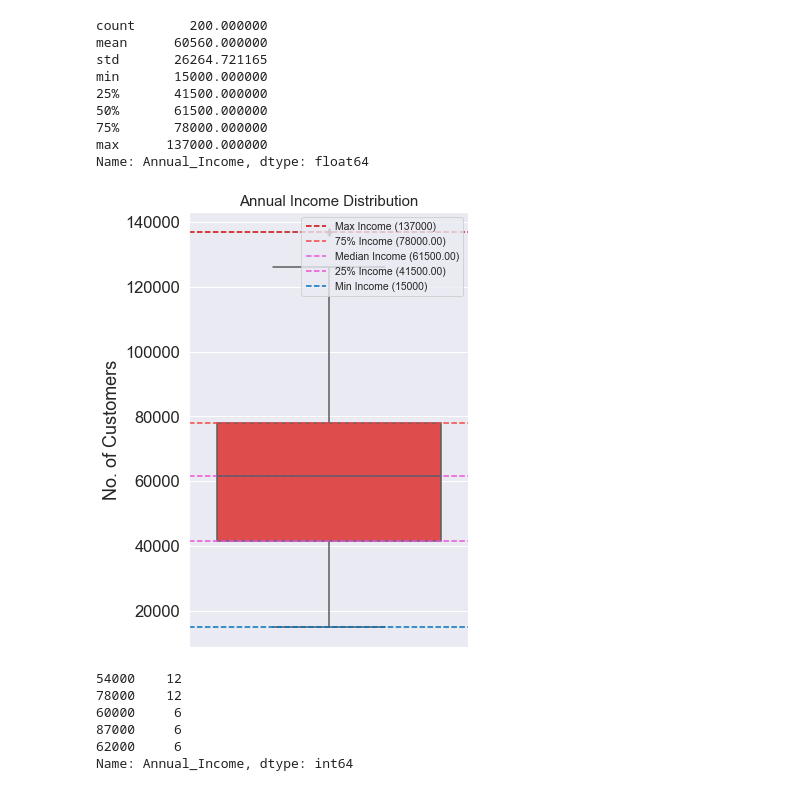
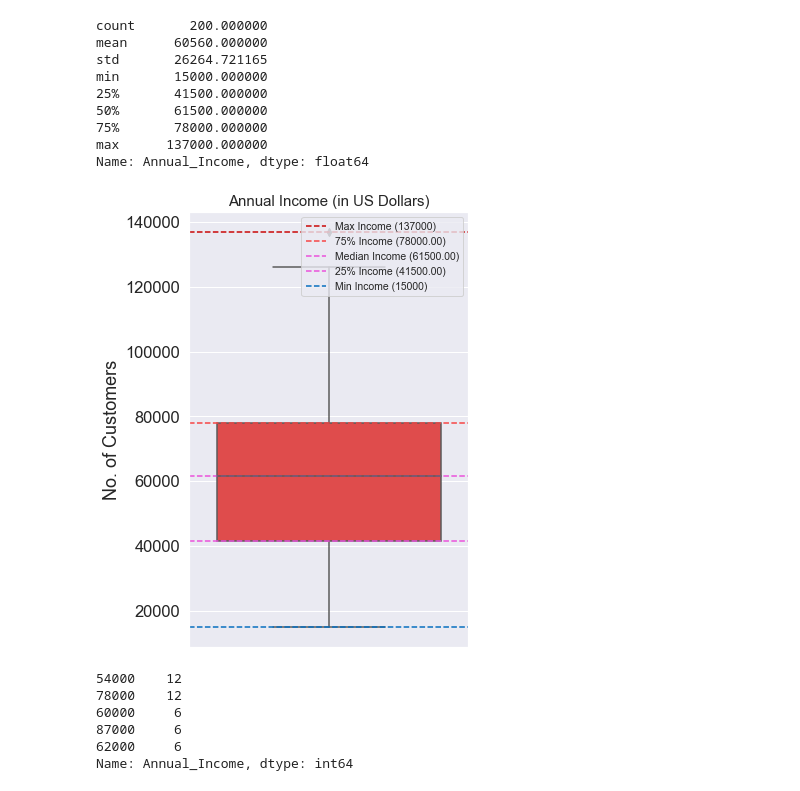
Before and after one commit to mayursrt/customer-segmentation-using-k-means, a Jupyter notebook: Customer Segmentation.ipynb, the cells around one changed output. Drawn from its saved outputs; the diff is of its cells as text; code cells hidden in the pictures.

```diff
--- a/Customer Segmentation.ipynb
+++ b/Customer Segmentation.ipynb
@@ -522,20 +522,20 @@ Name: Annual_Income, dtype: float64
 # %%
 # Visualizing statistical data about Annual Income column
 fig, ax = plt.subplots(figsize=(5,8))
 sns.set(font_scale=1.5)
 ax = sns.boxplot(y=data["Annual_Income"], color="#f73434")
 ax.axhline(y=data["Annual_Income"].max(), linestyle='--',color='#c90404', label=f'Max Income ({data.Annual_Income.max()})')
 ax.axhline(y=data["Annual_Income"].describe()[6], linestyle='--',color='#f74343', label=f'75% Income ({data.Annual_Income.describe()[6]:.2f})')
 ax.axhline(y=data["Annual_Income"].median(), linestyle='--',color='#eb50db', label=f'Median Income ({data.Annual_Income.median():.2f})')
 ax.axhline(y=data["Annual_Income"].describe()[4], linestyle='--',color='#eb50db', label=f'25% Income ({data.Annual_Income.describe()[4]:.2f})')
 ax.axhline(y=data["Annual_Income"].min(), linestyle='--',color='#046ebf', label=f'Min Income ({data.Annual_Income.min()})')
 ax.legend(fontsize='xx-small', loc='upper right')
 ax.set_ylabel('No. of Customers')
 
-plt.title('Annual Income Distribution', fontsize = 15)
+plt.title('Annual Income (in US Dollars)', fontsize = 15)
 plt.show()
 # %% [output]
-[figure, old version]
+[figure, new version]
 # %%
 # Distribution of Annual Income
 data['Annual_Income'].value_counts().head()
```
Also changed, not shown: parts of 9 cells of this notebook.
